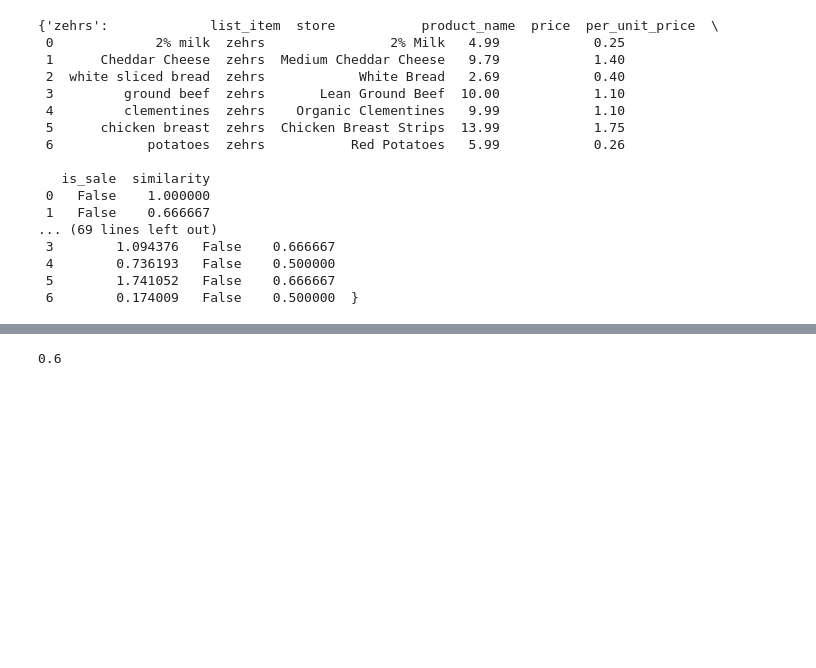
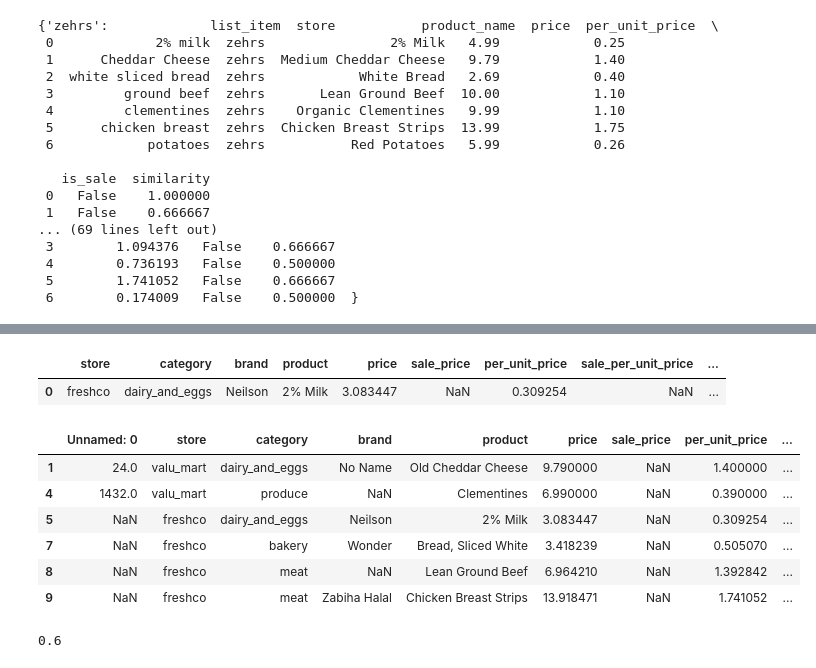
Before and after one commit to caitlan-krasinski/grocery-store-backend, a Jupyter notebook: 2_store_comb.ipynb, the cells around one changed output, grey strips where cells are left out. Saved outputs shown, nothing was run; the diff lists cells and outputs as text; code cells hidden in the pictures; blank space fills up the shorter version.

Commit message:
n store combination code

```diff
--- a/2_store_comb.ipynb
+++ b/2_store_comb.ipynb
@@ -170,6 +215,32 @@ df2 = pd.DataFrame({'per_unit_price': [4, 3, 2, 1]})
 df3 = pd.DataFrame({'per_unit_price': [2, 3, 4, 5]})
 df_list = [df1, df2, df3]
 result_df = lowest_price_multiple_df(df_list, 'per_unit_price')
+# %%
+df2.head(1)
+# %% [output]
+|  | store | category | brand | product | price | sale_price | per_unit_price | sale_per_unit_price | ... |
+| 0 | freshco | dairy_and_eggs | Neilson | 2% Milk | 3.083447 | NaN | 0.309254 | NaN | ... |
+# %%
+df1 = pd.read_csv('search_output/valu_mart_results.csv')
+df2 = pd.read_csv('search_output/freshco_results.csv')
+
+df = df1.append(df2, ignore_index=True)
+
+dfc = df.groupby('list_item')['comparable_price']
+
+df = df.assign(min_cost=dfc.transform(min))
+
+df = df[df['comparable_price'] == df['min_cost']]
+
+df
+# %% [output]
+|  | Unnamed: 0 | store | category | brand | product | price | sale_price | per_unit_price | ... |
+| 1 | 24.0 | valu_mart | dairy_and_eggs | No Name | Old Cheddar Cheese | 9.790000 | NaN | 1.400000 | ... |
+| 4 | 1432.0 | valu_mart | produce | NaN | Clementines | 6.990000 | NaN | 0.390000 | ... |
+| 5 | NaN | freshco | dairy_and_eggs | Neilson | 2% Milk | 3.083447 | NaN | 0.309254 | ... |
+| 7 | NaN | freshco | bakery | Wonder | Bread, Sliced White | 3.418239 | NaN | 0.505070 | ... |
+| 8 | NaN | freshco | meat | NaN | Lean Ground Beef | 6.964210 | NaN | 1.392842 | ... |
+| 9 | NaN | freshco | meat | Zabiha Halal | Chicken Breast Strips | 13.918471 | NaN | 1.741052 | ... |
 # %%
 from nltk.metrics.distance import jaccard_distance
 
```
Also changed, not shown: parts of 10 cells of this notebook, 9 other files.
